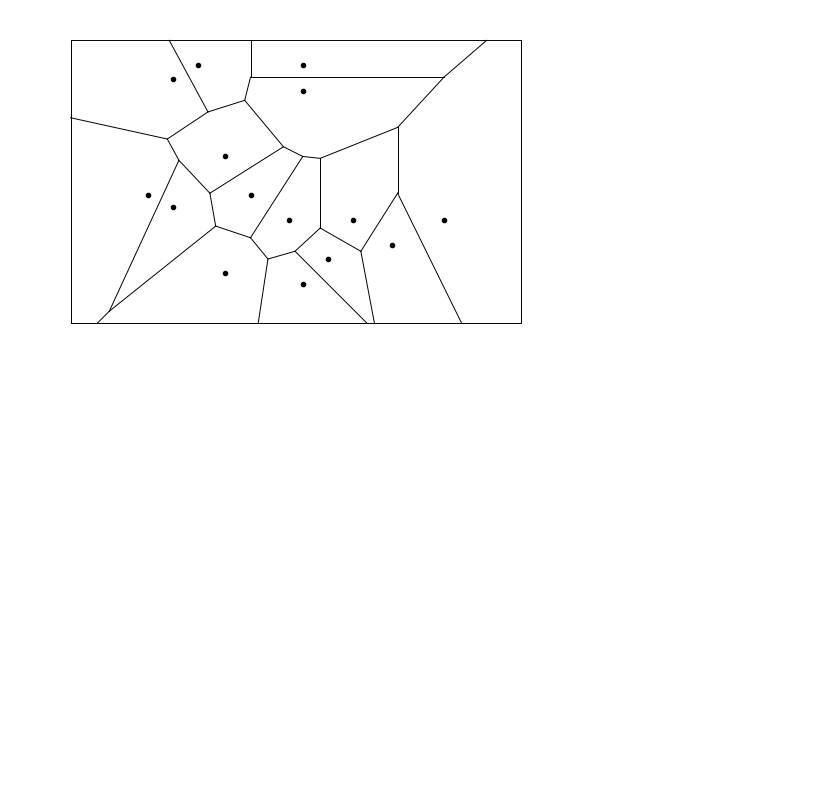
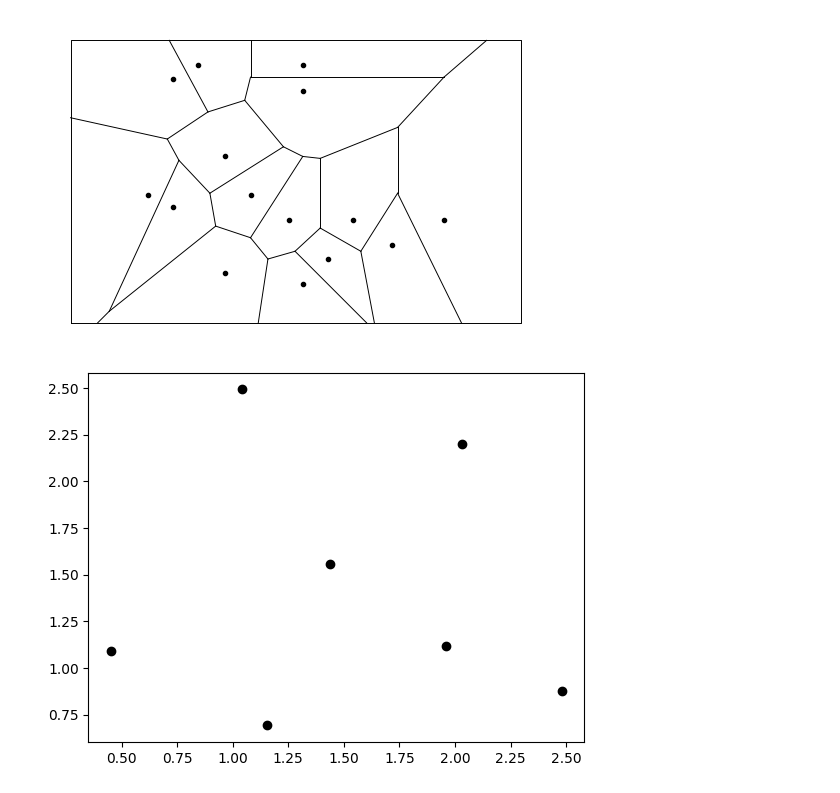
Before and after one commit to maurotella/appuntiSML, a Jupyter notebook: test.ipynb, the cells around one changed output. Drawn from its saved outputs; the diff is of its cells as text; code cells hidden in the pictures; blank space fills up the shorter version.

```diff
--- a/test.ipynb
+++ b/test.ipynb
@@ -118,3 +118,12 @@ for p in random_points:
 \node at (0.47, 0.13) {\textbullet};
 \node at (1.0, 0.2) {\textbullet};
 [figure]
+# %%
+random_points = [
+    (random.random()*3,random.random()*3) for i in range(7)
+]
+
+for p in random_points:
+    plt.plot(p[0],p[1],'ok')
+# %% [output]
+[figure, added]
```
Also changed, not shown: parts of 1 cell of this notebook, 9 other files.
